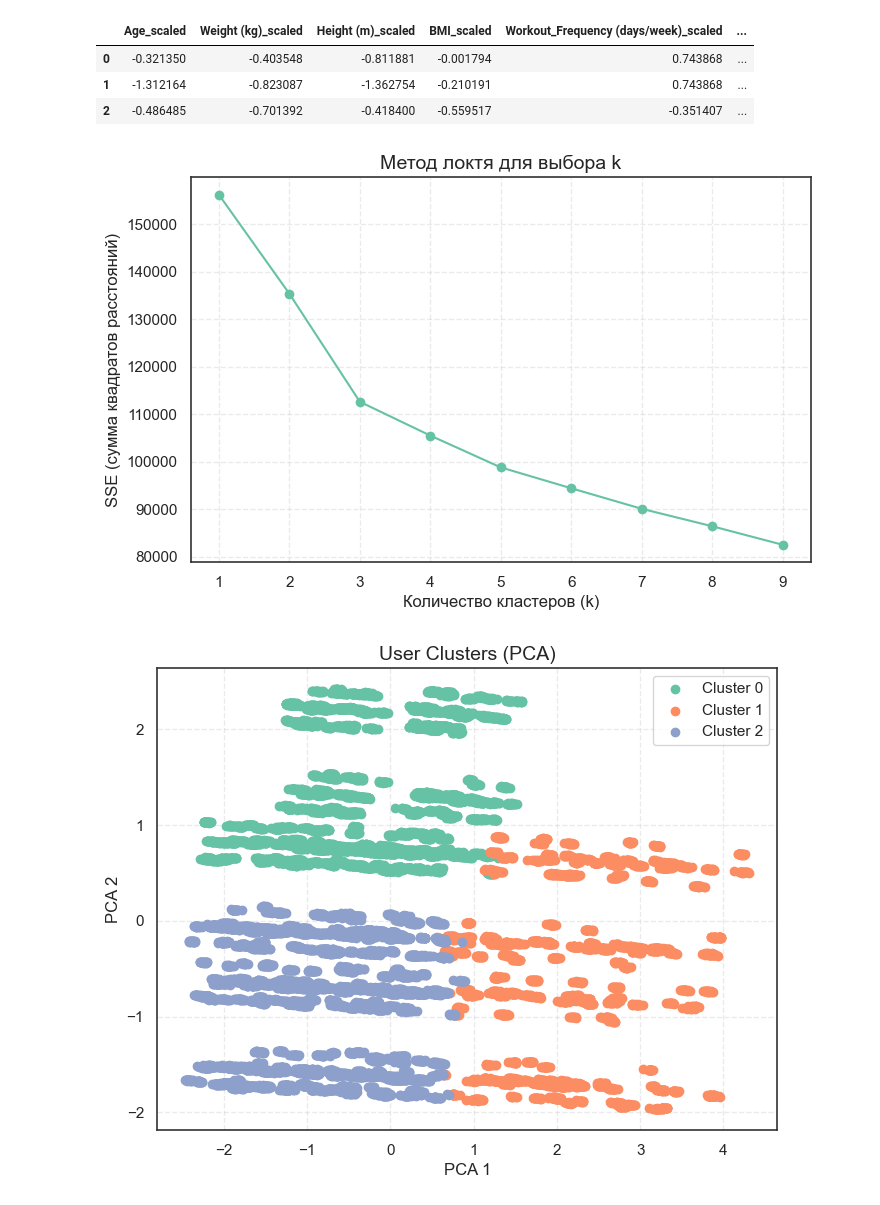
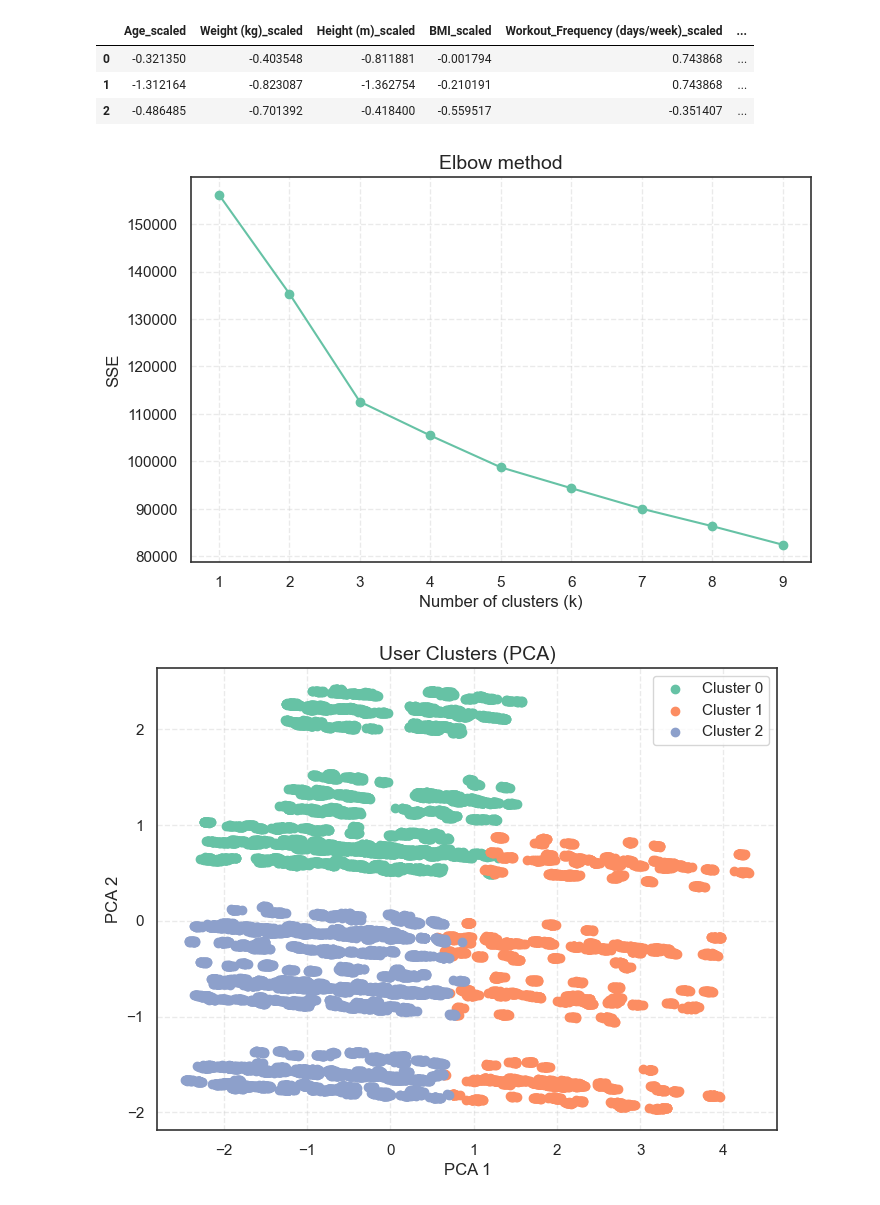
Before and after one commit to Aigerim05/Personalized-Workout-Nutrition-plans-generation-, a Jupyter notebook: Clustering.ipynb, the cells around one changed output. Saved outputs shown, nothing was run; the diff lists cells and outputs as text; code cells hidden in the pictures.

Commit message:
clustering

```diff
--- a/Clustering.ipynb
+++ b/Clustering.ipynb
@@ -93,19 +93,19 @@ df_user_data[final_features].head(3)
 # %%
 sse = []
 k_range = range(1, 10)
 for k in k_range:
     kmeans = KMeans(n_clusters=k, random_state=42)
     kmeans.fit(X)
     sse.append(kmeans.inertia_)
 
 plt.figure(figsize=(8,5))
 plt.plot(k_range, sse, marker='o')
-plt.xlabel('Количество кластеров (k)')
-plt.ylabel('SSE (сумма квадратов расстояний)')
-plt.title('Метод локтя для выбора k')
+plt.xlabel('Number of clusters (k)')
+plt.ylabel('SSE')
+plt.title('Elbow method')
 plt.show()
 # %% [output]
-[figure, old version]
+[figure, new version]
 # %%
 kmeans = KMeans(n_clusters=3, random_state=42)
 kmeans.fit(X)
```
Also changed, not shown: parts of 18 cells of this notebook, 2 other files.
